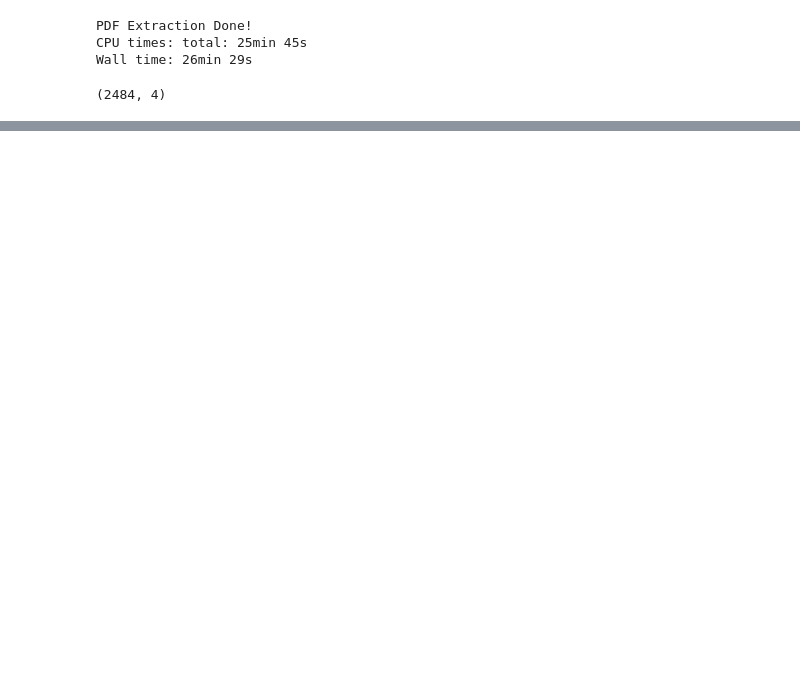
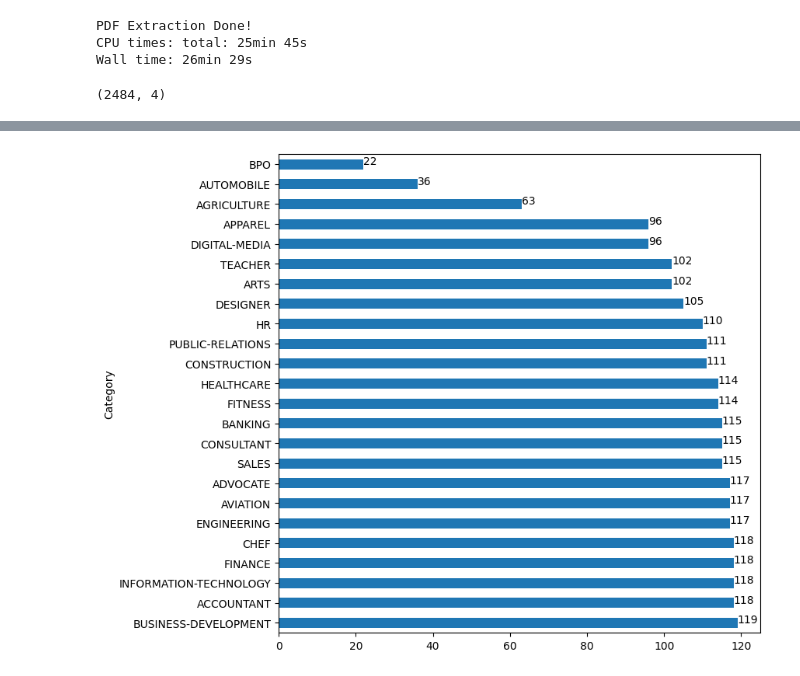
Before and after one commit to avr2002/CV-JD-Matching, a Jupyter notebook: 01_pdf-data-extraction.ipynb, the cells around one changed output, grey strips where cells are left out. Saved outputs shown, nothing was run; the diff lists cells and outputs as text; code cells hidden in the pictures; blank space fills up the shorter version.

```diff
--- a/01_pdf-data-extraction.ipynb
+++ b/01_pdf-data-extraction.ipynb
@@ -84,0 +128,7 @@ resume_df.shape
+# %%
+# We are left with 2469 resumes after removing those 15 resumes with null data in both of them
+
+print(df[~(df['Skills'].isna() & df['Education'].isna())].shape)
+
+cv_df = df[~(df['Skills'].isna() & df['Education'].isna())].reset_index(drop=True)
+cv_df.head()
@@ -84,0 +208,13 @@ resume_df.shape
+# %%
+# We can see here the distribution of different CV categories
+
+plt.figure(figsize=(8,8))
+
+cv_df.Category.value_counts().plot(kind='barh')
+
+for index, value in enumerate(cv_df.Category.value_counts().values):
+    plt.text(value, index, str(value))
+
+plt.show();
+# %% [output]
+[figure, added]
```
Also changed, not shown: parts of 14 cells of this notebook, 3 other files.
